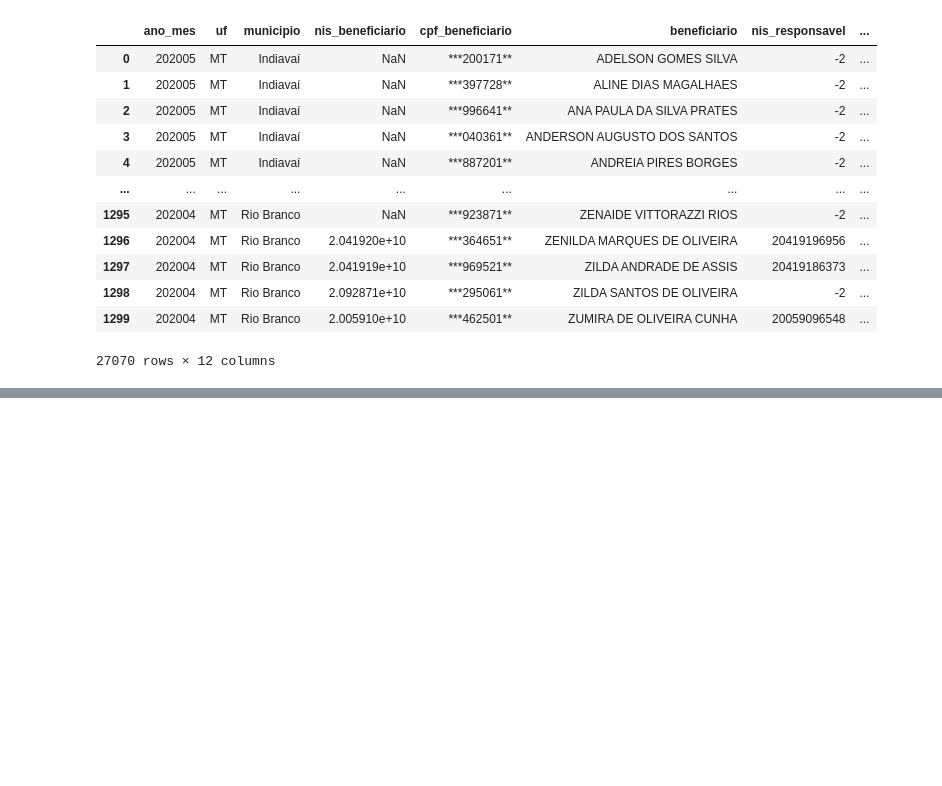
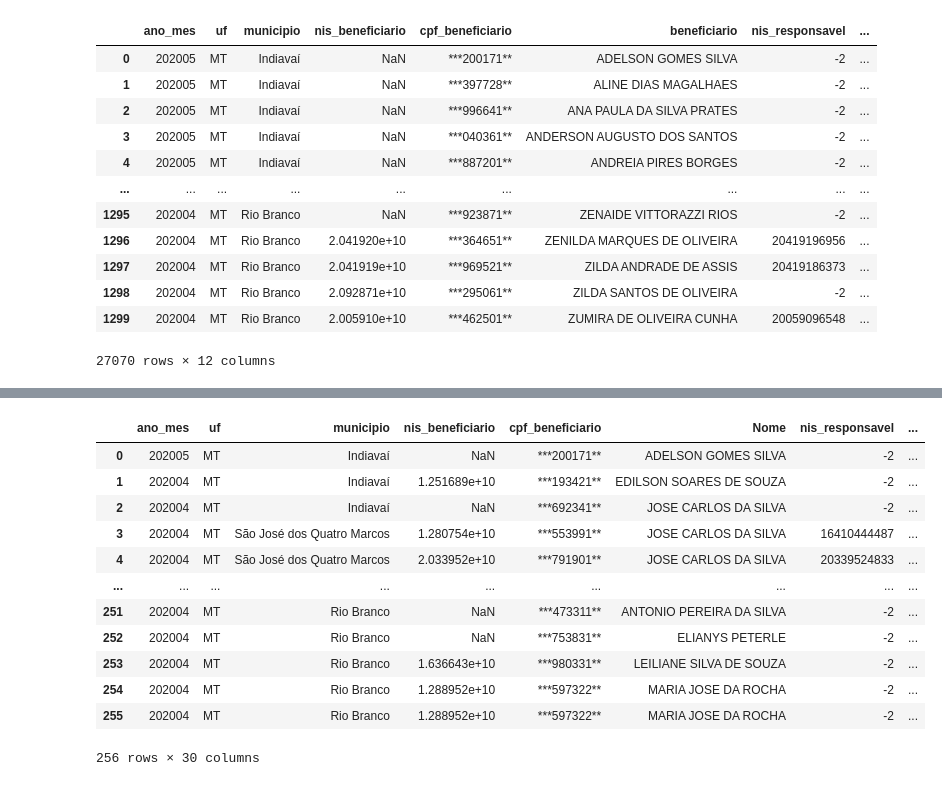
Before and after one commit to ledigofig/Auxilio-Emergencial, a Jupyter notebook: analise_municipios.ipynb, the cells around one changed output, grey strips where cells are left out. Drawn from its saved outputs; the diff is of its cells as text; code cells hidden in the pictures; blank space fills up the shorter version.

```diff
--- a/analise_municipios.ipynb
+++ b/analise_municipios.ipynb
@@ -140,3 +140,6 @@ auxilio_emergencial_vale_jauru
 | 1298 | 202004 | MT | Rio Branco | 2.092871e+10 | ***295061** | ZILDA SANTOS DE OLIVEIRA | -2 | ... |
 | 1299 | 202004 | MT | Rio Branco | 2.005910e+10 | ***462501** | ZUMIRA DE OLIVEIRA CUNHA | 20059096548 | ... |
 27070 rows × 12 columns
+# %%
+auxilio_emergencial_vale_jauru = auxilio_emergencial_vale_jauru.rename(columns={'beneficiario':'Nome'})
+auxilio_emergencial_vale_jauru.head()
@@ -142,0 +153,18 @@ auxilio_emergencial_vale_jauru
+# %%
+ser_rec_aux = auxilio_emergencial_vale_jauru.merge(resultado, on='Nome')
+# %%
+ser_rec_aux
+# %% [output]
+|  | ano_mes | uf | municipio | nis_beneficiario | cpf_beneficiario | Nome | nis_responsavel | ... |
+| 0 | 202005 | MT | Indiavaí | NaN | ***200171** | ADELSON GOMES SILVA | -2 | ... |
+| 1 | 202004 | MT | Indiavaí | 1.251689e+10 | ***193421** | EDILSON SOARES DE SOUZA | -2 | ... |
+| 2 | 202004 | MT | Indiavaí | NaN | ***692341** | JOSE CARLOS DA SILVA | -2 | ... |
+| 3 | 202004 | MT | São José dos Quatro Marcos | 1.280754e+10 | ***553991** | JOSE CARLOS DA SILVA | 16410444487 | ... |
+| 4 | 202004 | MT | São José dos Quatro Marcos | 2.033952e+10 | ***791901** | JOSE CARLOS DA SILVA | 20339524833 | ... |
+| ... | ... | ... | ... | ... | ... | ... | ... | ... |
+| 251 | 202004 | MT | Rio Branco | NaN | ***473311** | ANTONIO PEREIRA DA SILVA | -2 | ... |
+| 252 | 202004 | MT | Rio Branco | NaN | ***753831** | ELIANYS PETERLE | -2 | ... |
+| 253 | 202004 | MT | Rio Branco | 1.636643e+10 | ***980331** | LEILIANE SILVA DE SOUZA | -2 | ... |
+| 254 | 202004 | MT | Rio Branco | 1.288952e+10 | ***597322** | MARIA JOSE DA ROCHA | -2 | ... |
+| 255 | 202004 | MT | Rio Branco | 1.288952e+10 | ***597322** | MARIA JOSE DA ROCHA | -2 | ... |
+256 rows × 30 columns
```
Also changed, not shown: parts of 3 cells of this notebook, 1 other file.
